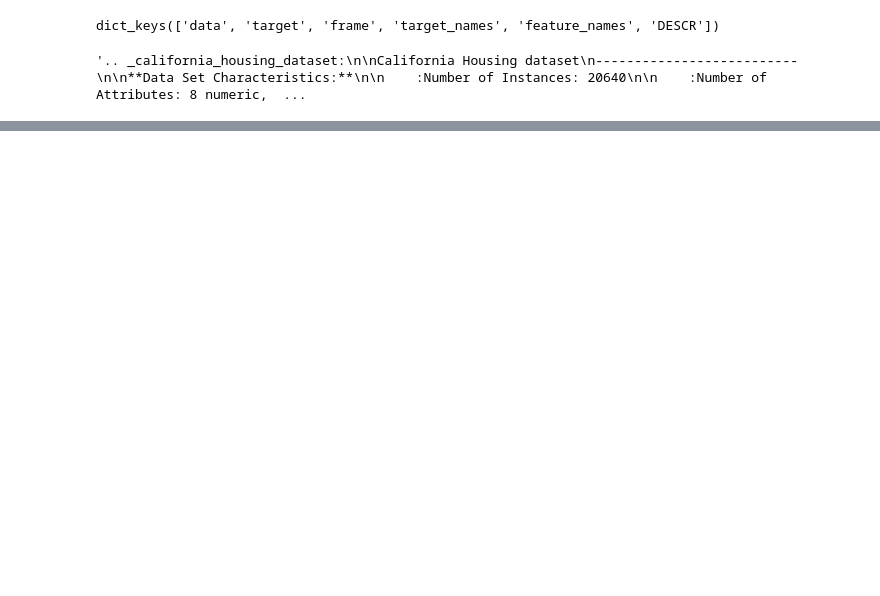
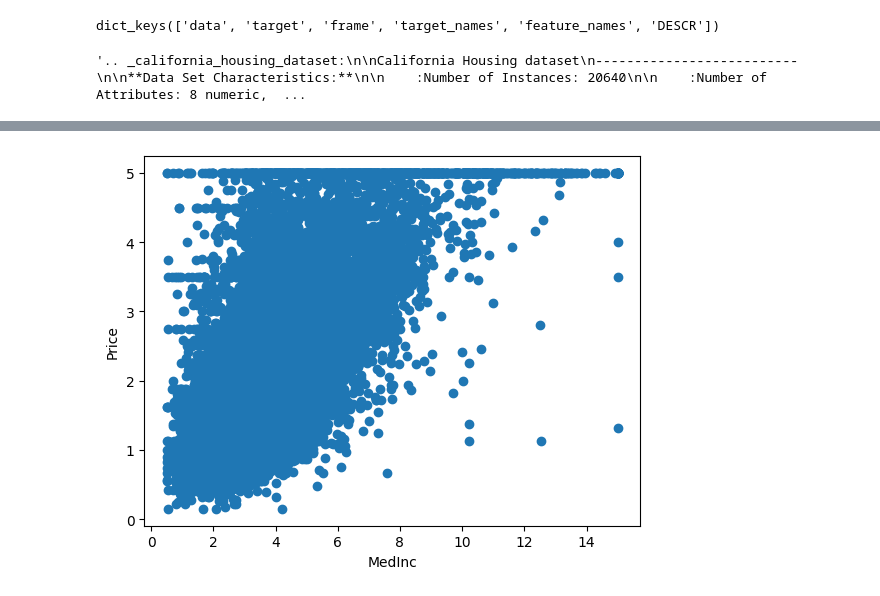
Before and after one commit to CR7HARSHIT/Housing-Price-Prediction-MLApplication, a Jupyter notebook: code.ipynb, the cells around one changed output, grey strips where cells are left out. Saved outputs shown, nothing was run; the diff lists cells and outputs as text; code cells hidden in the pictures; blank space fills up the shorter version.

```diff
--- a/code.ipynb
+++ b/code.ipynb
@@ -21,0 +171,7 @@ california.DESCR
+# %%
+#Checking the relationship between dependent and independent fetures
+plt.scatter(dataset['MedInc'],dataset['Price']);
+plt.xlabel('MedInc');
+plt.ylabel('Price');
+# %% [output]
+[figure, added]
```
Also changed, not shown: parts of 37 cells of this notebook, 1 other file.
